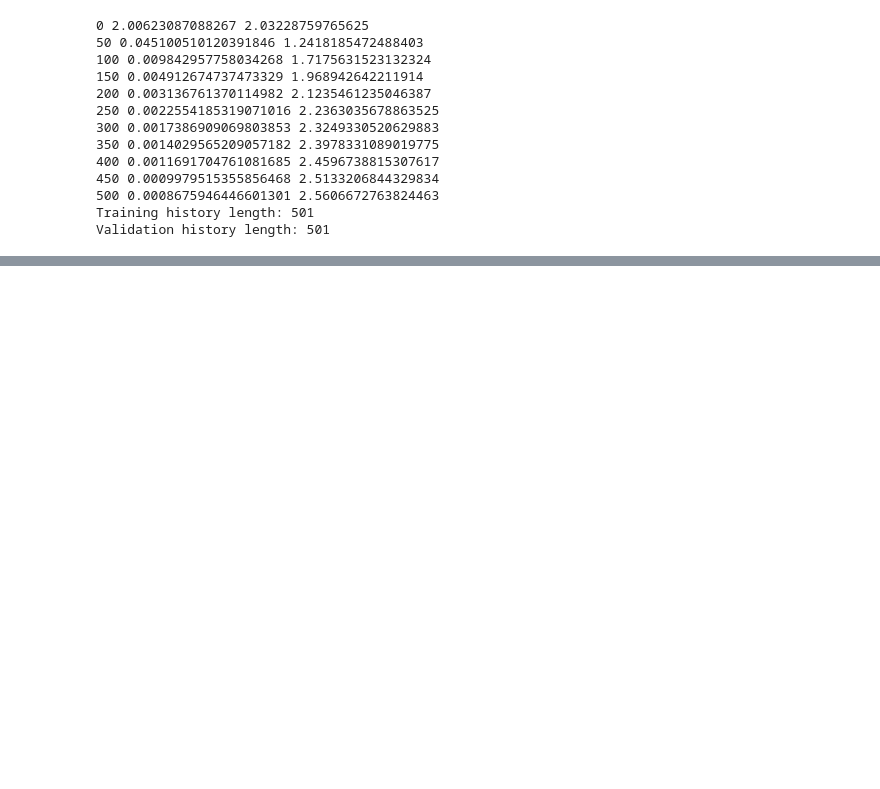
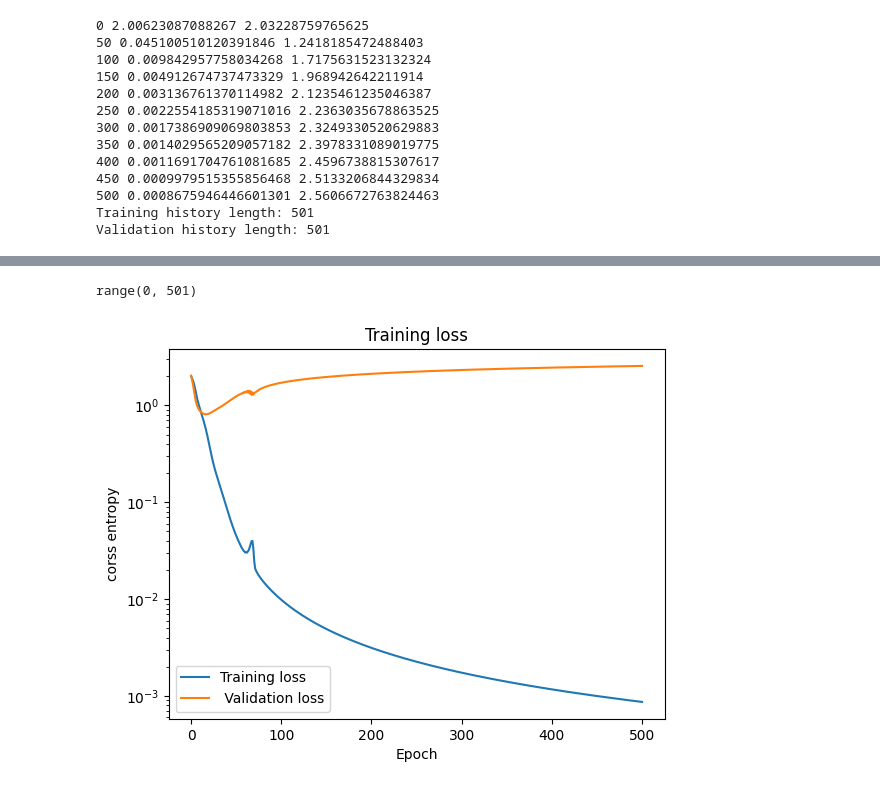
Before and after one commit to Atatahuri/Consciousness-Project, a Jupyter notebook: Week 05/Embedding.ipynb, the cells around one changed output, grey strips where cells are left out. Cells and saved outputs as stored; diff of their text form; code cells hidden in the pictures; blank space fills up the shorter version.

```diff
--- a/Week 05/Embedding.ipynb
+++ b/Week 05/Embedding.ipynb
@@ -420,0 +431,17 @@ Validation history length: 501
+# %%
+epochs = range(len(loss_history))
+
+plt.plot(epochs, loss_history, label = "Training loss")
+plt.plot(epochs, validation_loss_history, label = " Validation loss")
+
+plt.xlabel("Epoch")
+plt.ylabel("corss entropy")
+
+plt.yscale("log")
+plt.legend()
+plt.title("Training loss")
+
+plt.show()
+# %% [output]
+range(0, 501)
+[figure, added]
```
Also changed, not shown: parts of 4 cells of this notebook.
